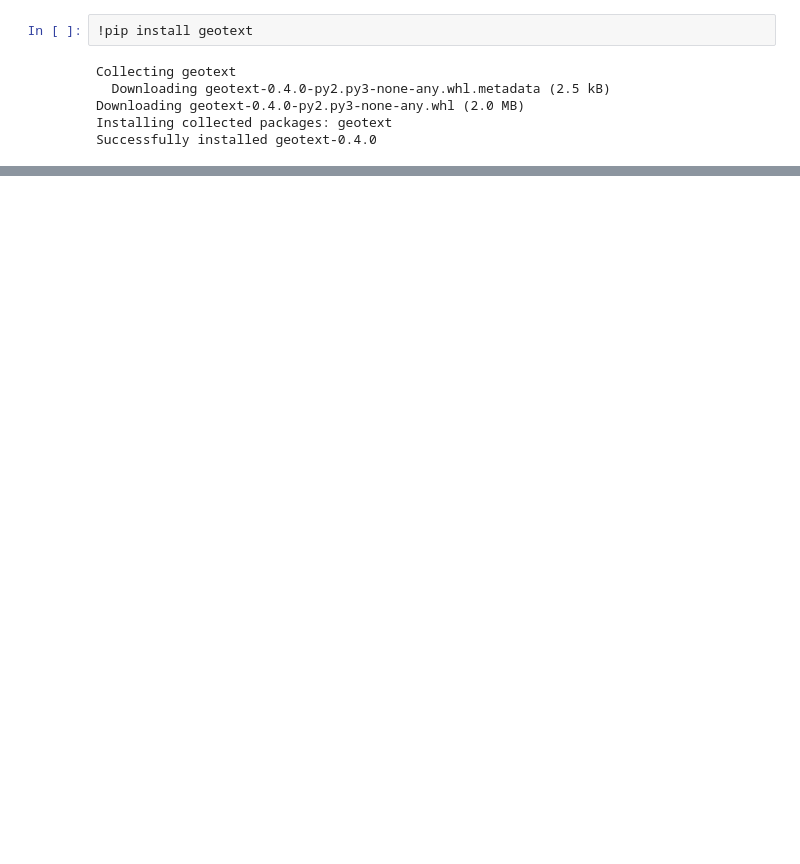
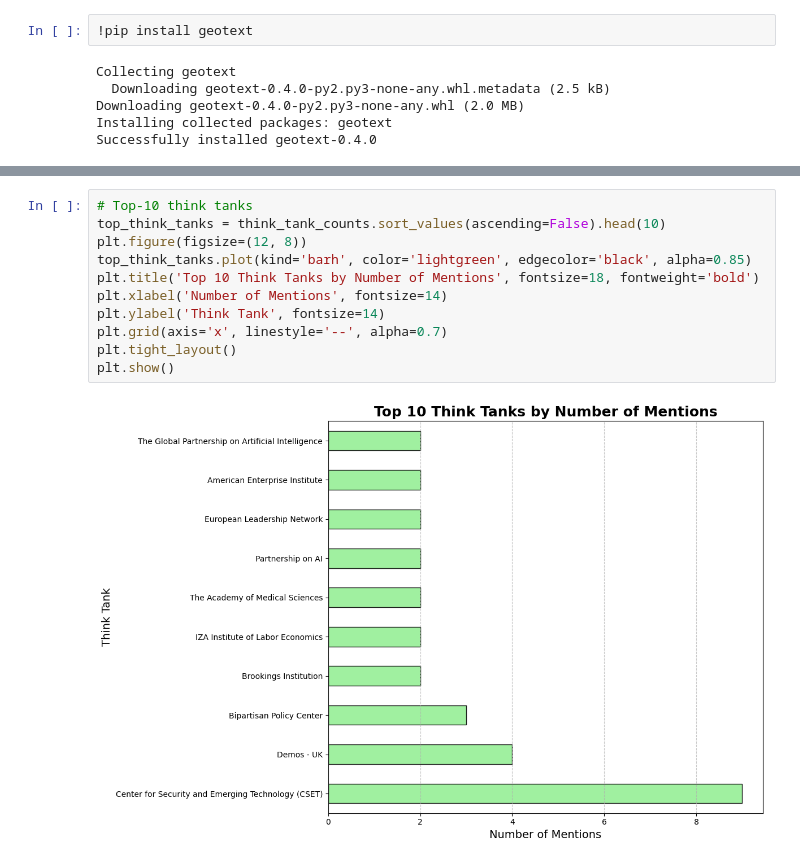
Before and after one commit to kjh8331267/AI_policy_analysis, a Jupyter notebook: 3_Exploratory_data_analysis.ipynb, the cells around one changed output, grey strips where cells are left out. Drawn from its saved outputs; the diff is of its cells as text; blank space fills up the shorter version.

```diff
--- a/3_Exploratory_data_analysis.ipynb
+++ b/3_Exploratory_data_analysis.ipynb
@@ -259,0 +105,13 @@ plt.show()
+# %%
+# Top-10 think tanks
+top_think_tanks = think_tank_counts.sort_values(ascending=False).head(10)
+plt.figure(figsize=(12, 8))
+top_think_tanks.plot(kind='barh', color='lightgreen', edgecolor='black', alpha=0.85)
+plt.title('Top 10 Think Tanks by Number of Mentions', fontsize=18, fontweight='bold')
+plt.xlabel('Number of Mentions', fontsize=14)
+plt.ylabel('Think Tank', fontsize=14)
+plt.grid(axis='x', linestyle='--', alpha=0.7)
+plt.tight_layout()
+plt.show()
+# %% [output]
+[figure, added]
```
Also changed, not shown: parts of 14 cells of this notebook.
